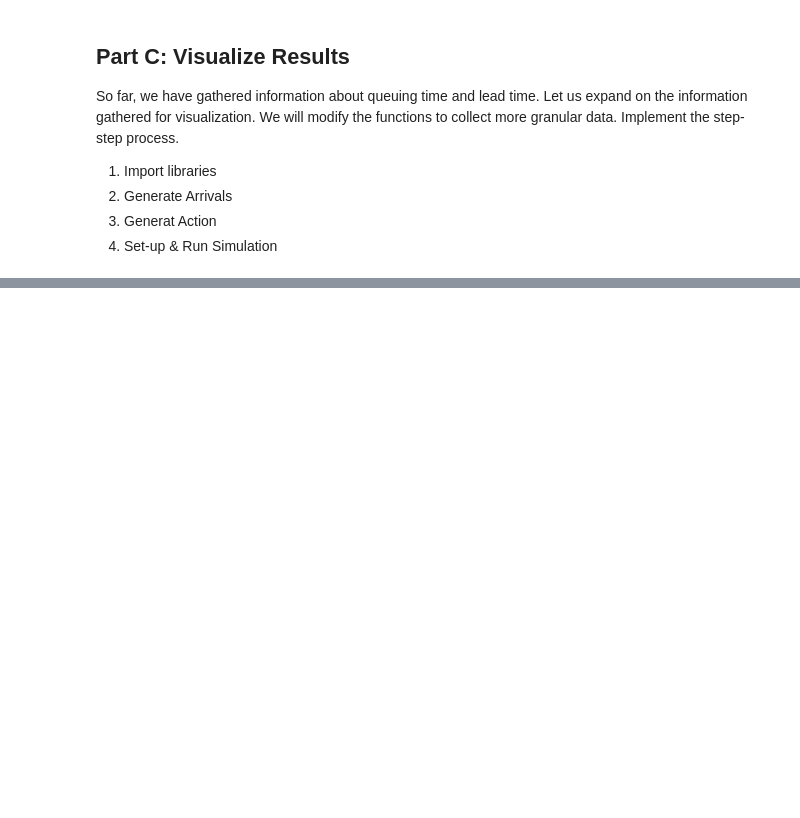
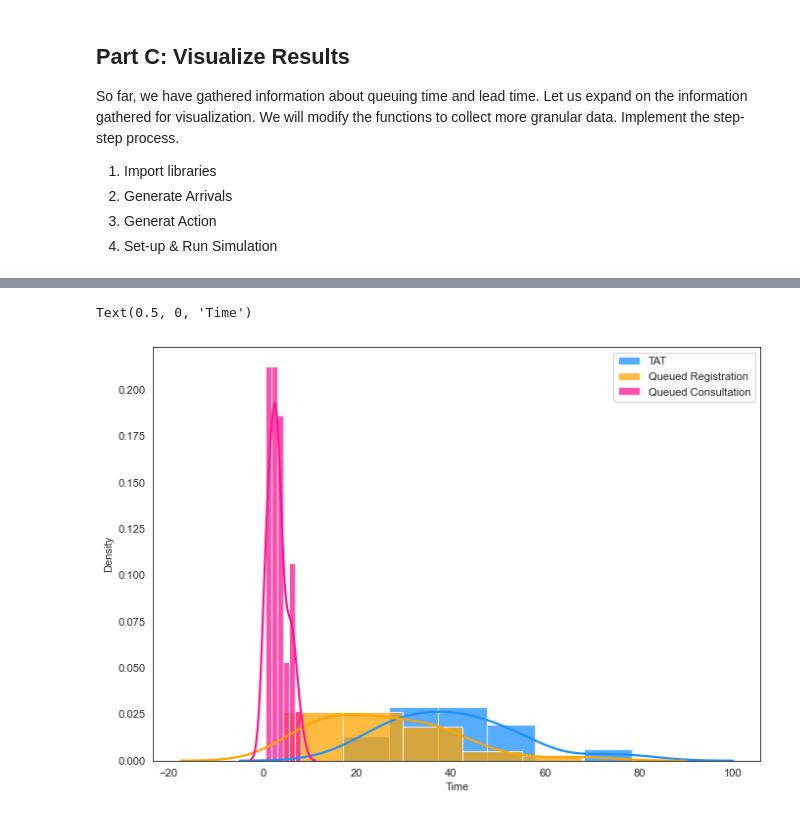
Before and after one commit to sunbee/factorySimulation, a Jupyter notebook: clinic.ipynb, the cells around one changed output, grey strips where cells are left out. Drawn from its saved outputs; the diff is of its cells as text; code cells hidden in the pictures; blank space fills up the shorter version.

Commit message:
Updated w persistence,visualization, multiple runs

```diff
--- a/clinic.ipynb
+++ b/clinic.ipynb
@@ -508,0 +594,12 @@ for i in gcon:
+# %%
+sns.set_style("white")
+kwargs = {"hist_kws": {'alpha': 0.75}, "kde_kws": {'linewidth': 2}}
+plt.figure(figsize=(10,7), dpi=80)
+sns.distplot(df.TAT, color="dodgerblue", label="TAT", **kwargs)
+sns.distplot(df.Queued4Registration, color="orange", label="Queued Registration", **kwargs)
+sns.distplot(df.Queued4Consultation, color="deeppink", label="Queued Consultation", **kwargs)
+plt.legend()
+plt.xlabel("Time")
+# %% [output]
+Text(0.5, 0, 'Time')
+[figure, added]
```
Also changed, not shown: parts of 16 cells of this notebook.
